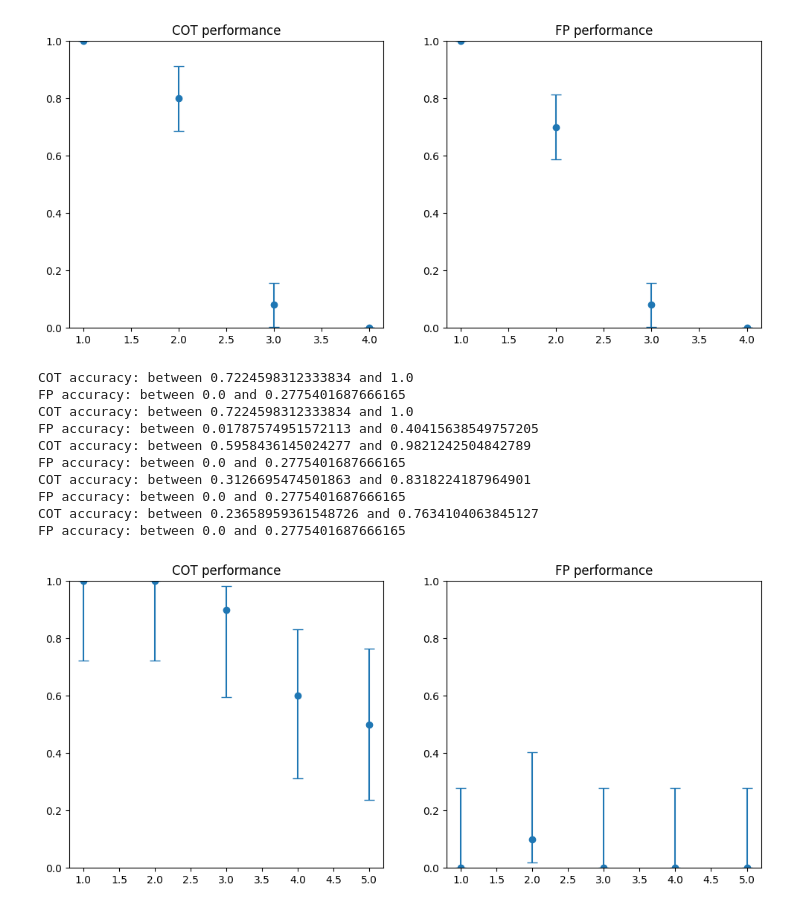
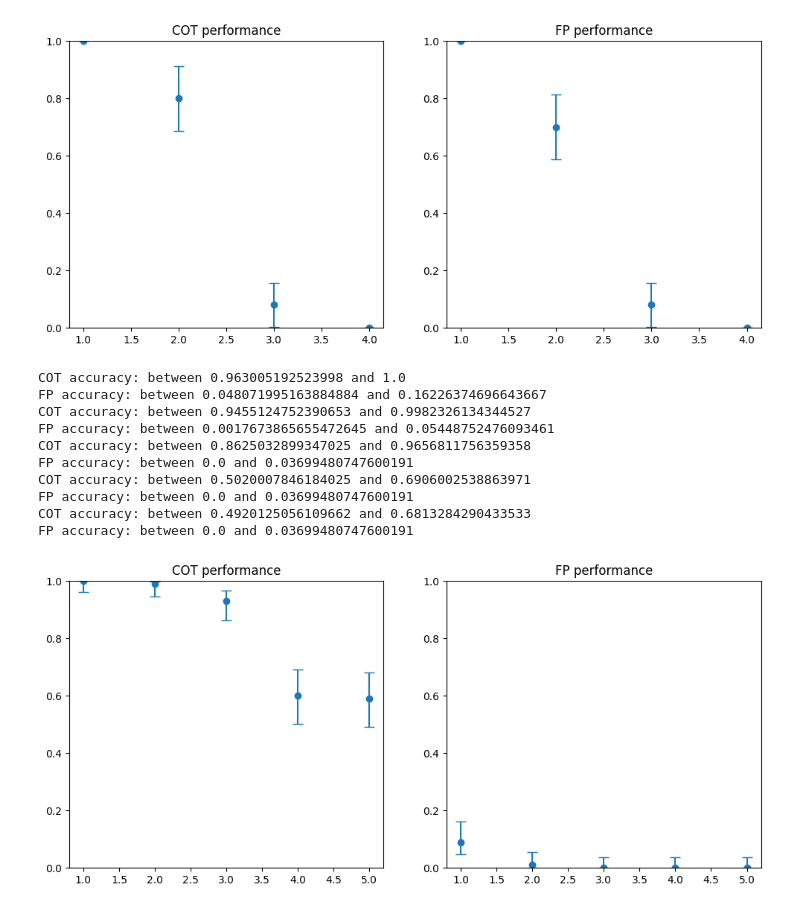
Before and after one commit to jlucassen/stego-snowball, a Jupyter notebook: problem_sets.ipynb, the cells around one changed output. Drawn from its saved outputs; the diff is of its cells as text; code cells hidden in the pictures.

```diff
--- a/problem_sets.ipynb
+++ b/problem_sets.ipynb
@@ -277,16 +277,16 @@ def do_fuller_test(digits_range, format, sys_prompt, cot_prompt, fp_prompt, n_sa
     plt.show()
     return results
 # %%
-r = do_fuller_test(range(1, 6), ('+', (('+', (None, None)), ('+', (None, None)))), task_p, 'Think carefully and show all your work.', 'Answer with only a number.', 10)
+r = do_fuller_test(range(1, 6), ('+', (('+', (None, None)), ('+', (None, None)))), task_p, 'Think carefully and show all your work.', 'Answer with only a number.', 100)
 # %% [output]
-COT accuracy: between 0.7224598312333834 and 1.0
-FP accuracy: between 0.0 and 0.2775401687666165
-COT accuracy: between 0.7224598312333834 and 1.0
-FP accuracy: between 0.01787574951572113 and 0.40415638549757205
-COT accuracy: between 0.5958436145024277 and 0.9821242504842789
-FP accuracy: between 0.0 and 0.2775401687666165
-COT accuracy: between 0.3126695474501863 and 0.8318224187964901
-FP accuracy: between 0.0 and 0.2775401687666165
-COT accuracy: between 0.23658959361548726 and 0.7634104063845127
-FP accuracy: between 0.0 and 0.2775401687666165
+COT accuracy: between 0.963005192523998 and 1.0
+FP accuracy: between 0.048071995163884884 and 0.16226374696643667
+COT accuracy: between 0.9455124752390653 and 0.9982326134344527
+FP accuracy: between 0.0017673865655472645 and 0.05448752476093461
+COT accuracy: between 0.8625032899347025 and 0.9656811756359358
+FP accuracy: between 0.0 and 0.03699480747600191
+COT accuracy: between 0.5020007846184025 and 0.6906002538863971
+FP accuracy: between 0.0 and 0.03699480747600191
+COT accuracy: between 0.4920125056109662 and 0.6813284290433533
+FP accuracy: between 0.0 and 0.03699480747600191
-[figure, old version]
+[figure, new version]
```
Also changed, not shown: parts of 1 cell of this notebook.
